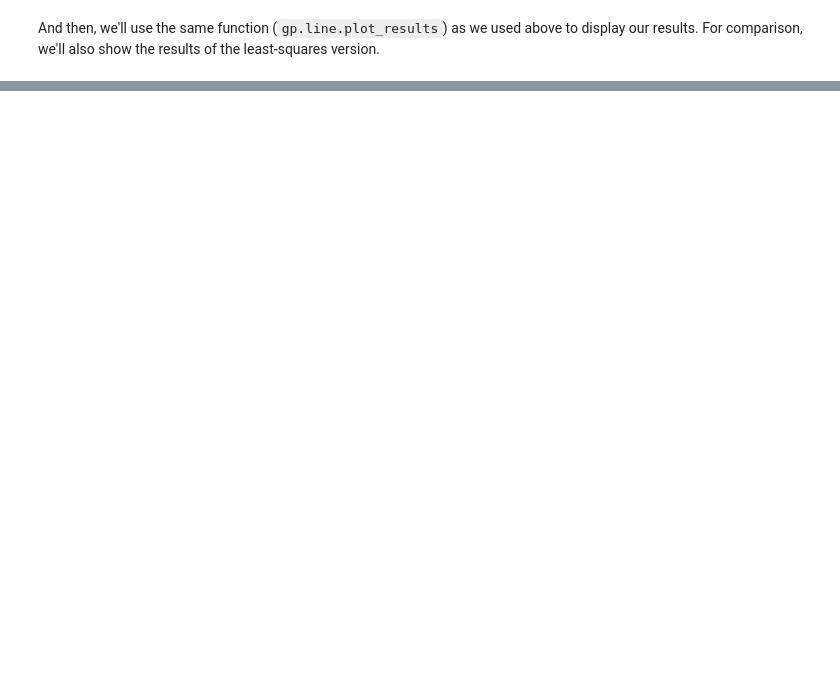
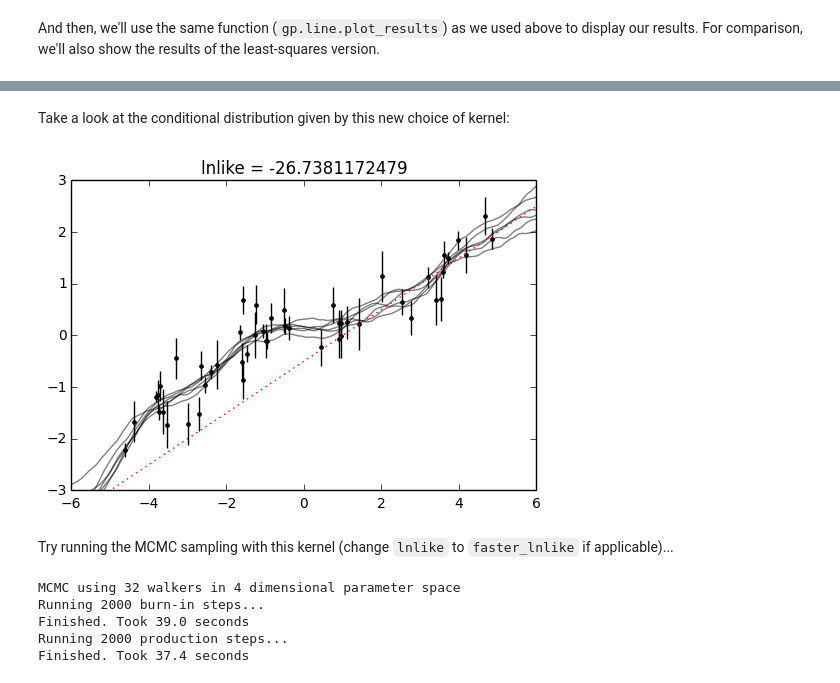
Before and after one commit to dfm/gp, a Jupyter notebook: worksheet.ipynb, the cells around one changed output, grey strips where cells are left out. Cells and saved outputs as stored; diff of their text form; code cells hidden in the pictures; blank space fills up the shorter version.

```diff
--- a/worksheet.ipynb
+++ b/worksheet.ipynb
@@ -355,0 +409,41 @@ $$\mathrm{Param}\,4:\quad \mathrm{truth} = 0.2624;\quad\mathrm{fit} = -0.1909_{-
+# %%
+def matern32_kernel(alpha, dx):
+    """
+    The Mater-3/2 kernel function. The difference matrix
+    can be an arbitrarily shaped numpy array so make sure that you
+    use functions like ``numpy.exp`` for exponentiation.
+
+    :param alpha: ``(2,)`` The parameter vector ``(amp, ell)``.
+    :param dx: ``numpy.array`` The difference matrix. This can be
+        a numpy array with arbitrary shape.
+
+    :returns K: The kernel matrix (should be the same shape as the
+        input ``dx``).
+
+    """
+
+    # FIXME: remove the correct answer.
+    amp, ell = alpha[:2]
+    r = np.sqrt(3) * np.abs(dx / ell)
+    return amp * amp * (1+r) * np.exp(-r)
+
+    # Erase the following line and implement your kernel function
+    # there.
+    pass
+# %% [markdown]
+Take a look at the conditional distribution given by this new choice of kernel:
+# %%
+w_matern = gp.line.interactive.setup_conditional_sampler(x, y, yerr, matern32_kernel);
+# %% [output]
+[figure, added]
+# %% [markdown]
+Try running the MCMC sampling with this kernel (change `lnlike` to `faster_lnlike` if applicable)...
+# %%
+initial_matern = [w_matern.kwargs[k] for k in ["m", "b", "amp", "ell"]]
+samples_matern = gp.line.sample(x, y, yerr, matern32_kernel, lnlike, initial_matern, steps=2000, burnin=2000, thin=37)
+# %% [output]
+MCMC using 32 walkers in 4 dimensional parameter space
+Running 2000 burn-in steps...
+Finished. Took 39.0 seconds
+Running 2000 production steps...
+Finished. Took 37.4 seconds
```
Also changed, not shown: parts of 26 cells of this notebook, 2 other files.
